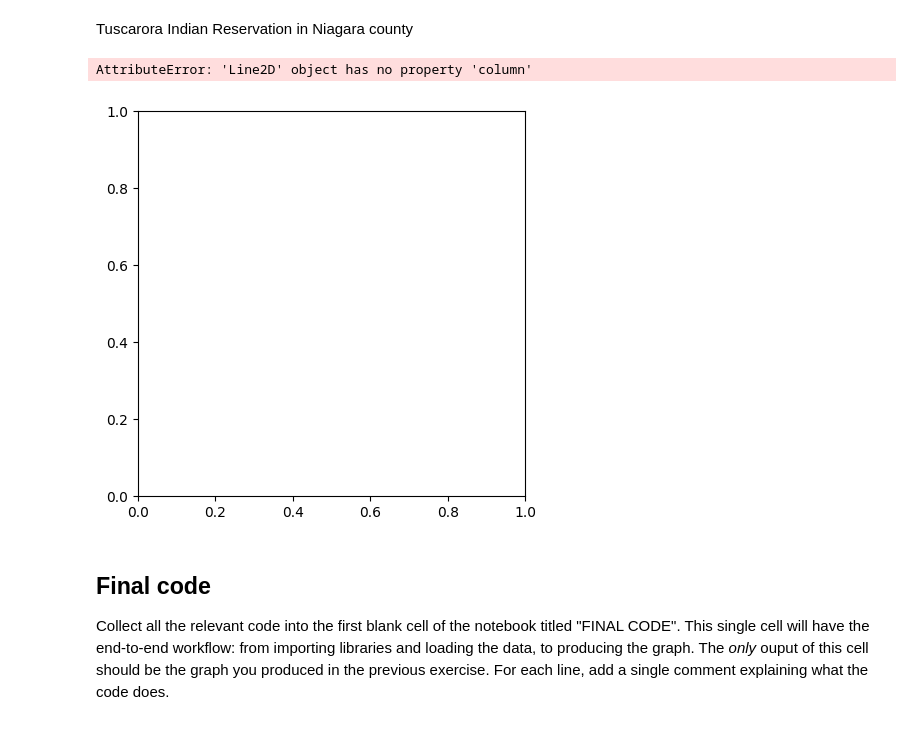
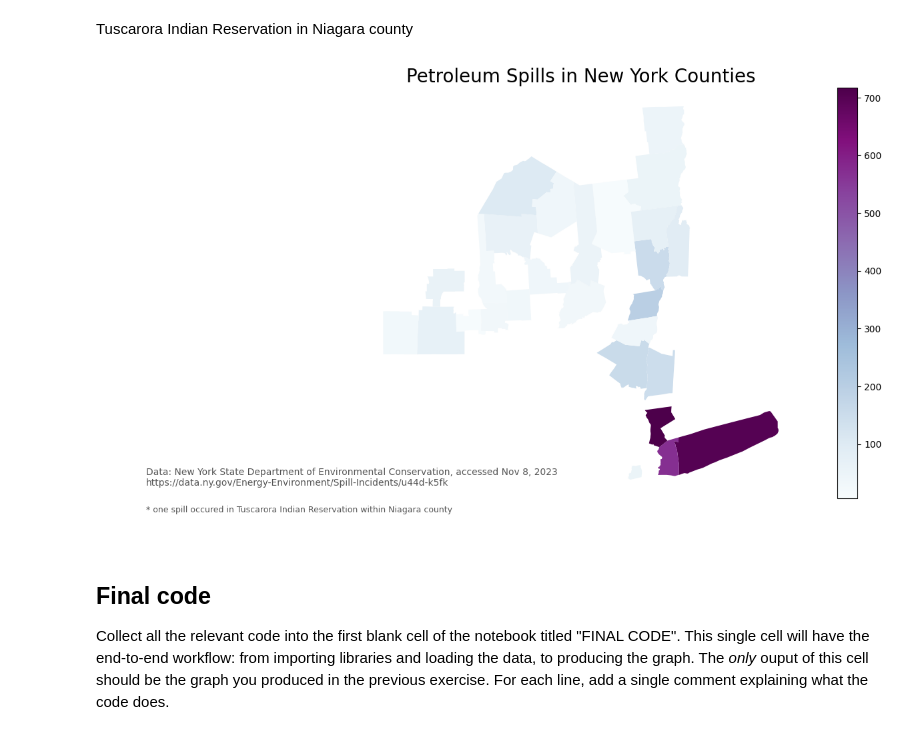
Before and after one commit to lunacatalan/eds220-hwk-3, a Jupyter notebook: hwk3-task1-spills.ipynb, the cells around one changed output. Drawn from its saved outputs; the diff is of its cells as text; code cells hidden in the pictures.

```diff
--- a/hwk3-task1-spills.ipynb
+++ b/hwk3-task1-spills.ipynb
@@ -482,3 +482,3 @@ spill_ny[spill_ny.index == 'Niagara']
 # %%
 # reset the index
-spill_ny = spill_ny.reset_index()
+ny_counties = ny_counties.reset_index()
@@ -510,30 +510,36 @@ Your map should have (at least) the following updates:
 - an annotation indicating one spill occurred in Tuscarora Indian Reservation within Niagara county
 # %% [markdown]
 Tuscarora Indian Reservation in Niagara county
-# %%
-# map petroleum spills
-
-fig, ax = plt.subplots(figsize=(5, 5))
-
-#county.plot(ax=ax)
-spill_ny.plot(ax=ax,
-              column='n_spills',
-              cmap='BuPu',
-              legend=True,
-              edgecolor="0.8",
-              legend_kwds={"shrink":.8,
-                           'label': "Number of Arctic communities"}
-
-                       )
-
-ax.set_title('Arctic communities in Scandinavia',  fontsize=20)
-ax.set_xlabel('Longitude')
-ax.set_ylabel('Latitude')
-
-plt.show()
-# %% [output]
-AttributeError: 'Line2D' object has no property 'column'
-[figure, removed]
+# %%
+# map petroleum spills
+
+fig, ax = plt.subplots(figsize=(15, 8))
+ax.axis('off')
+
+#county.plot(ax=ax)
+ny_counties.plot(ax=ax,
+                 column = 'n_spills',
+                 legend = True,
+                 cmap = "BuPu")
+
+ax.set_title('Petroleum Spills in New York Counties',  fontsize=20)
+
+# annotate the data source
+ax.annotate("Data: New York State Department of Environmental Conservation, accessed Nov 8, 2023 \nhttps://data.ny.gov/Energy-Environment/Spill-Incidents/u44d-k5fk",
+            xy=(0.05, .1), # position
+            xycoords='figure fraction',
+            fontsize=10,
+            color='#555555')
+
+ax.annotate("* one spill occured in Tuscarora Indian Reservation within Niagara county",
+            xy=(0.05, .05), # position
+            xycoords='figure fraction',
+            fontsize= 9,
+            color='#555555')
+
+plt.show()
+# %% [output]
+[figure, added]
 # %% [markdown]
 ## Final code
 
```
Also changed, not shown: parts of 5 cells of this notebook.
